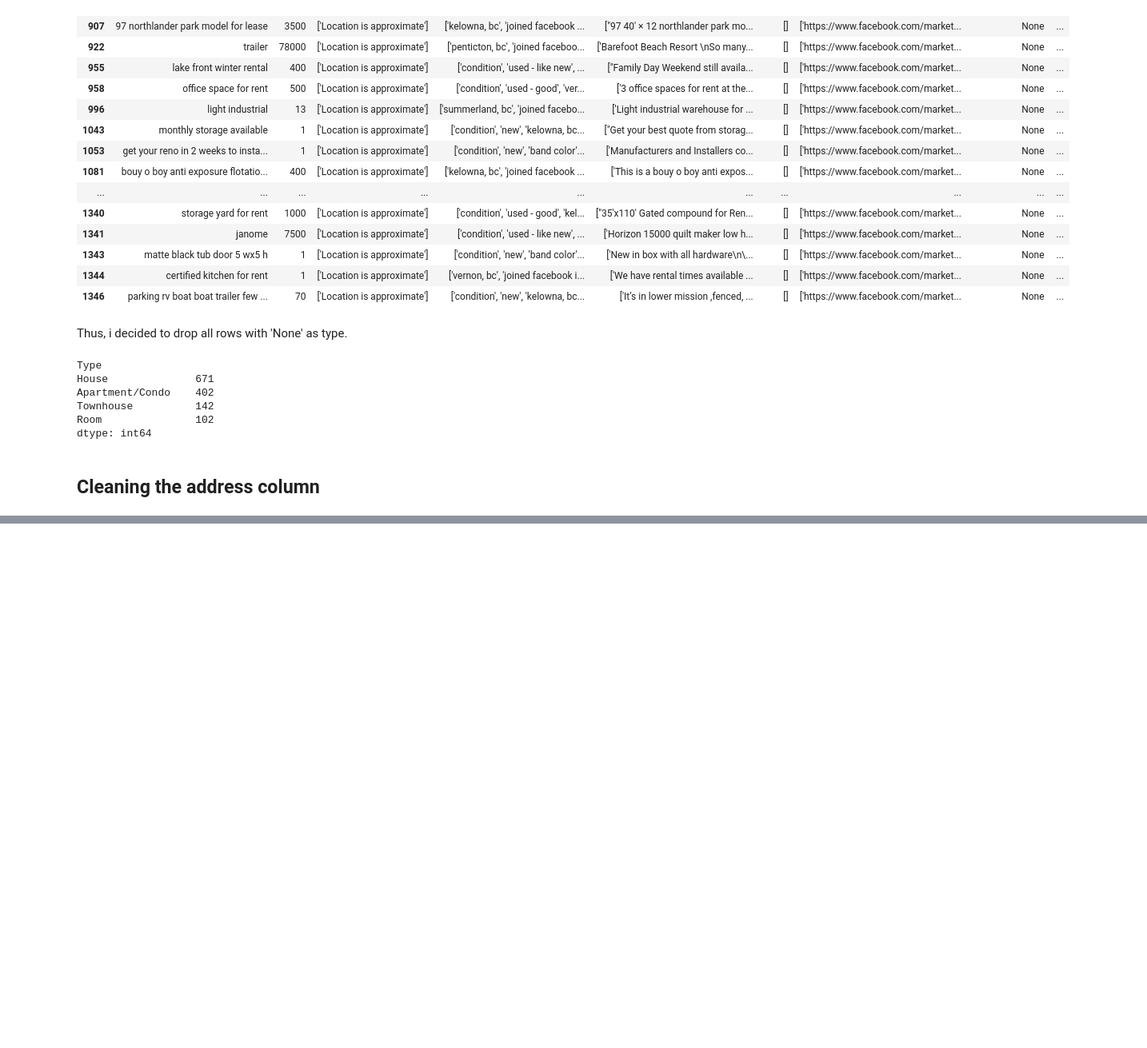
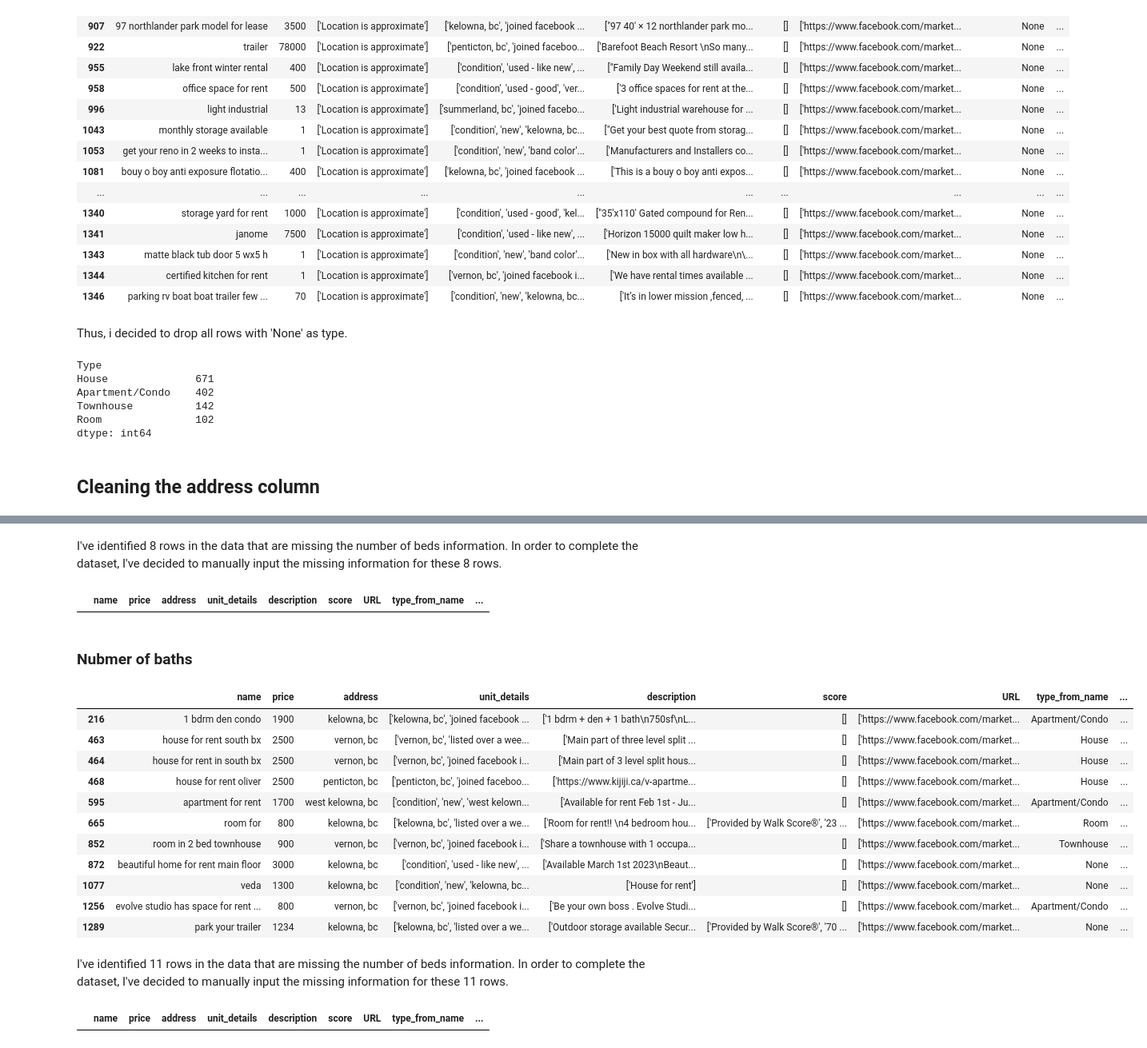
Before and after one commit to aiillen/Kelowna-Rental-Price-Prediction-Using-Machine-Learning-Algorithms, a Jupyter notebook: data/raw/cleaning_data_1.ipynb, the cells around one changed output, grey strips where cells are left out. Shown at 80% size. Drawn from its saved outputs; the diff is of its cells as text; code cells hidden in the pictures; blank space fills up the shorter version.

```diff
--- a/data/raw/cleaning_data_1.ipynb
+++ b/data/raw/cleaning_data_1.ipynb
@@ -319,0 +381,43 @@ df.loc[1348, 'address'] = 'vernon, bc'
+# %% [markdown]
+I've identified 8 rows in the data that are missing the number of beds information. In order to complete the dataset, I've decided to manually input the missing information for these 8 rows.
+# %%
+df.loc[216, 'nbeds'] = 1
+df.loc[463, 'nbeds'] = 2
+df.loc[464, 'nbeds'] = 2
+df.loc[468, 'nbeds'] = 4
+df.loc[595, 'nbeds'] = 1
+df.loc[665, 'nbeds'] = 1
+df.loc[872, 'nbeds'] = 3
+df.loc[1077, 'nbeds'] = 1
+# %%
+df[df['nbeds'].isna()]
+# %% [output]
+|  | name | price | address | unit_details | description | score | URL | type_from_name | ... |
+# %% [markdown]
+### Nubmer of baths
+# %%
+df['nbath'] = df['unit_details'].str.extract('(\d+) bath', expand=False)
+# Extract number of beds from unit_details and store in a new column "nbath"
+# %%
+df.loc[((df['nbath'].isna()) & (df['Type'] == 'Room')), 'nbath'] = 1
+# Fill missing values in "nbath" column with 1 for Room type rents
+# %%
+df.loc[df['nbath'].isna(), 'nbath'] = df[df['nbath'].isna()]['name'].str.extract('(\d+) bath', expand=False)
+# Fill missing values in "nbath" column with the extracted number of baths from 'name' column
+# %%
+df[df['nbath'].isna()]
+# %% [output]
+|  | name | price | address | unit_details | description | score | URL | type_from_name | ... |
+| 216 | 1 bdrm den condo | 1900 | kelowna, bc | ['kelowna, bc', 'joined facebook ... | ['1 bdrm + den + 1 bath\n750sf\nL... | [] | ['https://www.facebook.com/market... | Apartment/Condo | ... |
+| 463 | house for rent south bx | 2500 | vernon, bc | ['vernon, bc', 'listed over a wee... | ['Main part of three level split ... | [] | ['https://www.facebook.com/market... | House | ... |
+| 464 | house for rent in south bx | 2500 | vernon, bc | ['vernon, bc', 'joined facebook i... | ['Main part of 3 level split hous... | [] | ['https://www.facebook.com/market... | House | ... |
+| 468 | house for rent oliver | 2500 | penticton, bc | ['penticton, bc', 'joined faceboo... | ['https://www.kijiji.ca/v-apartme... | [] | ['https://www.facebook.com/market... | House | ... |
+| 595 | apartment for rent | 1700 | west kelowna, bc | ['condition', 'new', 'west kelown... | ['Available for rent Feb 1st - Ju... | [] | ['https://www.facebook.com/market... | Apartment/Condo | ... |
+| 665 | room for | 800 | kelowna, bc | ['kelowna, bc', 'listed over a we... | ['Room for rent!! \n4 bedroom hou... | ['Provided by Walk Score®︎', '23 ... | ['https://www.facebook.com/market... | Room | ... |
+| 852 | room in 2 bed townhouse | 900 | vernon, bc | ['vernon, bc', 'joined facebook i... | ['Share a townhouse with 1 occupa... | [] | ['https://www.facebook.com/market... | Townhouse | ... |
+| 872 | beautiful home for rent main floor | 3000 | kelowna, bc | ['condition', 'used - like new', ... | ['Available March 1st 2023\nBeaut... | [] | ['https://www.facebook.com/market... | None | ... |
+| 1077 | veda | 1300 | kelowna, bc | ['condition', 'new', 'kelowna, bc... | ['House for rent'] | [] | ['https://www.facebook.com/market... | None | ... |
+| 1256 | evolve studio has space for rent ... | 800 | vernon, bc | ['vernon, bc', 'joined facebook i... | ['Be your own boss . Evolve Studi... | [] | ['https://www.facebook.com/market... | Apartment/Condo | ... |
+| 1289 | park your trailer | 1234 | kelowna, bc | ['kelowna, bc', 'listed over a we... | ['Outdoor storage available Secur... | ['Provided by Walk Score®︎', '70 ... | ['https://www.facebook.com/market... | None | ... |
+# %% [markdown]
+I've identified 11 rows in the data that are missing the number of beds information. In order to complete the dataset, I've decided to manually input the missing information for these 11 rows.
@@ -319,0 +436,4 @@ df.loc[1348, 'address'] = 'vernon, bc'
+# %%
+df[df['nbath'].isna()]
+# %% [output]
+|  | name | price | address | unit_details | description | score | URL | type_from_name | ... |
```
Also changed, not shown: parts of 28 cells of this notebook.
